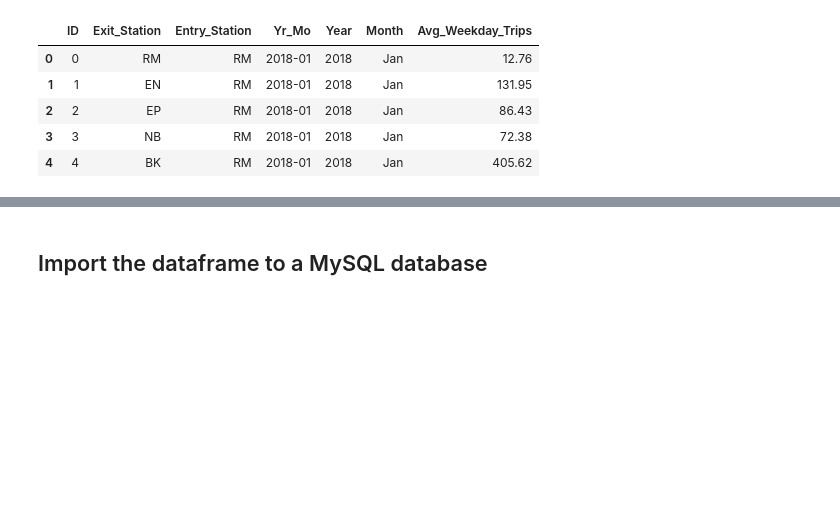
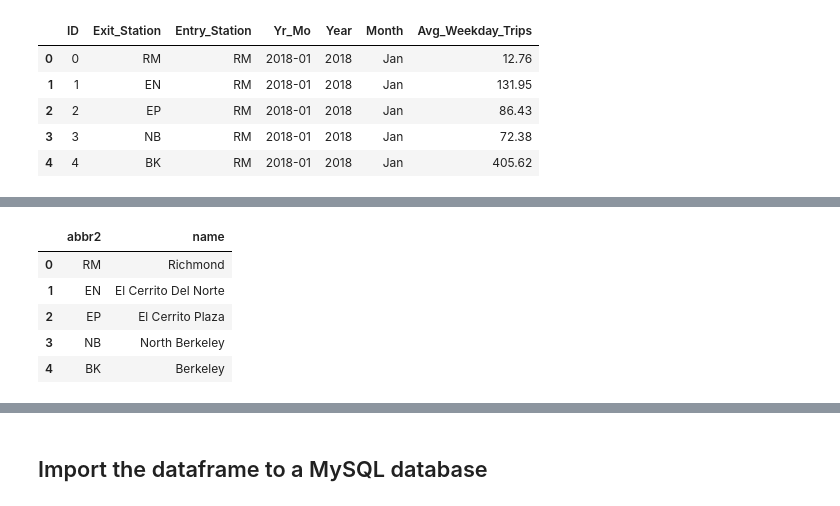
Before and after one commit to contactgokul/BART-ridership, a Jupyter notebook: BART-Ridership_data_processing.ipynb, the cells around one changed output, grey strips where cells are left out. Drawn from its saved outputs; the diff is of its cells as text; code cells hidden in the pictures; blank space fills up the shorter version.

```diff
--- a/BART-Ridership_data_processing.ipynb
+++ b/BART-Ridership_data_processing.ipynb
@@ -228,0 +236,18 @@ ridership.head()
+# %%
+# Load the station name Excel sheet and reset the index
+stations = pd.read_excel(path + "Station_Names.xls")
+stations = stations.reset_index().drop(["index"], axis = 1)
+
+# Rename the columns for brevity
+stations.rename(columns = {"Station Name": "name", "Two-Letter Station Code": "abbr2"},
+                inplace = True)
+
+# Preview the dataframe
+stations.head()
+# %% [output]
+|  | abbr2 | name |
+| 0 | RM | Richmond |
+| 1 | EN | El Cerrito Del Norte |
+| 2 | EP | El Cerrito Plaza |
+| 3 | NB | North Berkeley |
+| 4 | BK | Berkeley |
```
Also changed, not shown: parts of 18 cells of this notebook.
